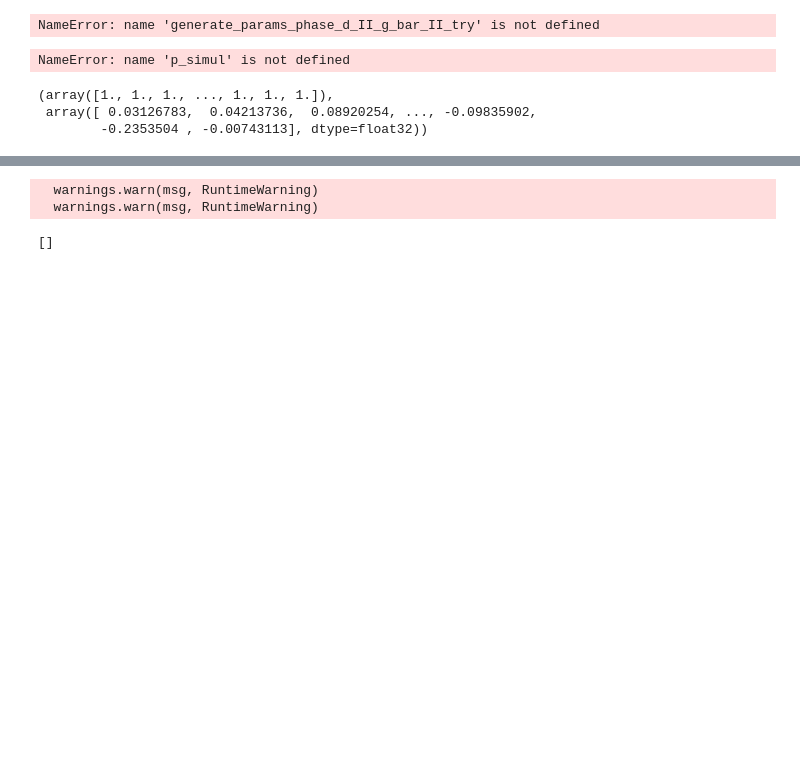
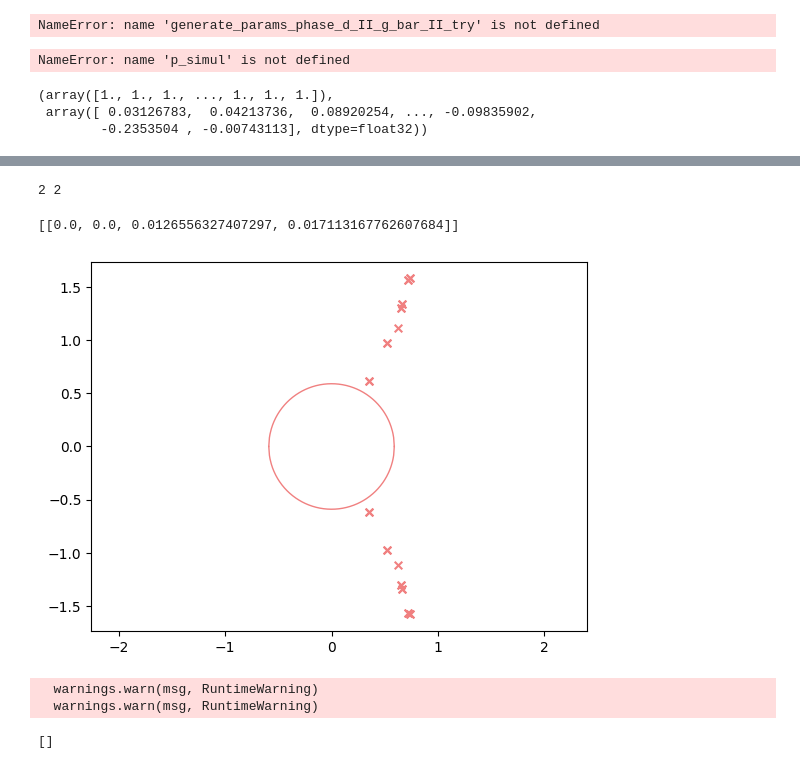
Before and after one commit to huang-yh20/spatial-linear-project, a Jupyter notebook: code/artfigs_NC/debug.ipynb, the cells around one changed output, grey strips where cells are left out. Drawn from its saved outputs; the diff is of its cells as text; code cells hidden in the pictures; blank space fills up the shorter version.

Commit message:
tanh dyn

```diff
--- a/code/artfigs_NC/debug.ipynb
+++ b/code/artfigs_NC/debug.ipynb
@@ -80,7 +80,6 @@ external_input(0, p_net)
         -0.2353504 , -0.00743113], dtype=float32))
 # %%
 def generate_params_phase_g_d_II_L_chaos(trial1:int, trial2:int, trial_num:int = 21):
-    print(trial1, trial2)
     trial_num = trial_num
 
     N_E, N_I = 40000, 10000
@@ -90,7 +89,7 @@ def generate_params_phase_g_d_II_L_chaos(trial1:int, trial2:int, trial_num:int =
     conn_NEE, conn_NIE, conn_NEI, conn_NII = tuple(alpha * np.array([2*np.pi * N_E * d_EE **2, 2*np.pi * N_I * d_IE **2, 2*np.pi * N_E * d_EI **2,2*np.pi * N_I * d_II **2]))
     g_EE, g_EI, g_IE, g_II = 1.6,1.6,1.6,1.6
 
-    g_list = np.linspace(0, 1.6, trial_num)
+    g_list = np.linspace(0.3, 1.1, trial_num)
     d_II_list = np.linspace(0.05, 0.12, trial_num)
 
     g_EE, g_EI, g_IE, g_II = g_list[trial1], g_list[trial1], g_list[trial1], g_list[trial1]
@@ -117,3 +115,12 @@ KeyboardInterrupt:
+# %%
+p_net = generate_params_phase_g_d_II_L_chaos(2,2,11)
+p_simul = Simul_Params(T = 100, t_step=100, record_step=10, activation_func=['tanh','tanh_high'], external_input="noise")
+temp_plot_pred(p_net)
+find_dyn_fix_point_with_variance(p_net, p_simul)
+# %% [output]
+2 2
+[[0.0, 0.0, 0.0126556327407297, 0.017113167762607684]]
+[figure, added]
 # %%
 p_net = generate_params_phase_d_II_g_bar_II_L(0,19)
 temp_plot_pred(p_net)
```
Also changed, not shown: parts of 1 cell of this notebook, 1 other file.
